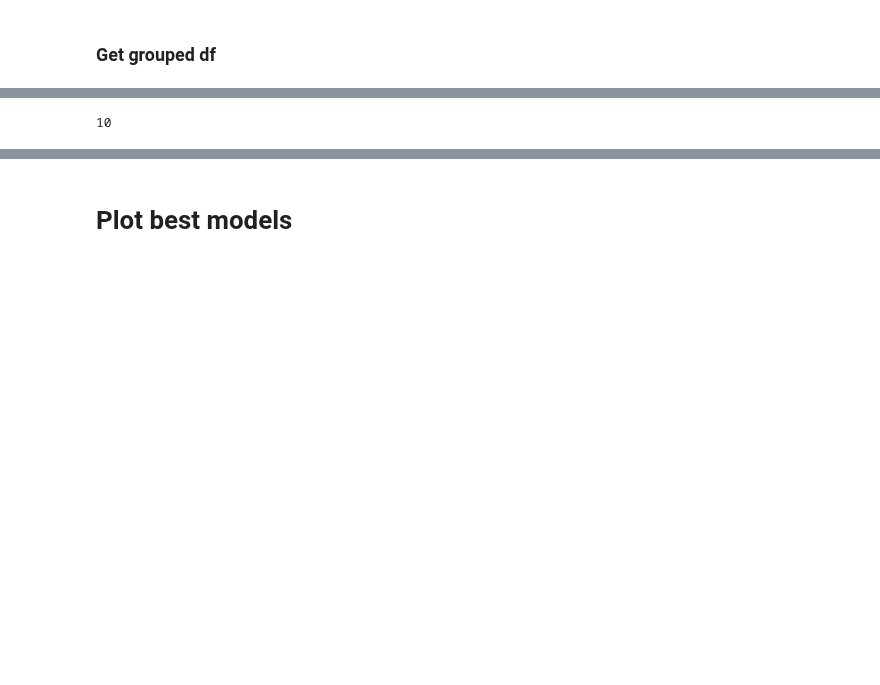
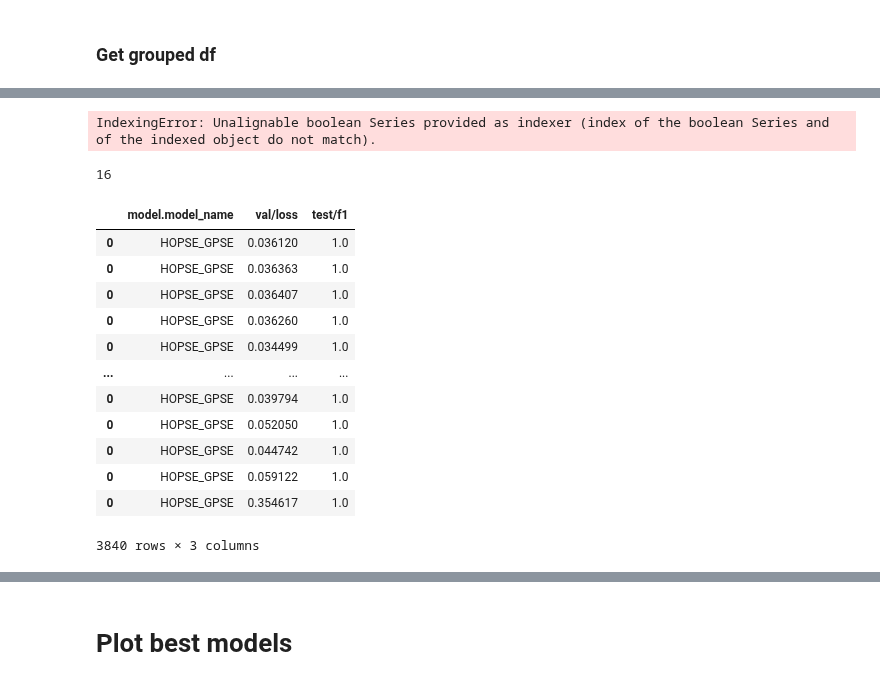
Before and after one commit to geometric-intelligence/TopoBench, a Jupyter notebook: result_processing.ipynb, the cells around one changed output, grey strips where cells are left out. Drawn from its saved outputs; the diff is of its cells as text; code cells hidden in the pictures; blank space fills up the shorter version.

```diff
--- a/result_processing.ipynb
+++ b/result_processing.ipynb
@@ -239,0 +343,5 @@ df_keep = df[keep_columns]
+# %%
+explode_df = df.explode('val/f1')
+explode_df[~df['val/f1_0'].isna()][['val/f1', 'val/f1_0']]
+# %% [output]
+IndexingError: Unalignable boolean Series provided as indexer (index of the boolean Series and of the indexed object do not match).
@@ -241,9 +353,16 @@ df_keep = df[keep_columns]
 performance_classification = [
     'val/accuracy', 'test/accuracy',
     'val/auroc','test/auroc',
+    'val/loss',
     'val/recall', 'test/recall',
     'val/precision', 'test/precision',
+    'val/f1', 'test/f1'
     ]
+performance_split = [
+    'val/loss',
+
+    'test/loss',
+]
 performance_regression = [
     'val/mae', 'test/mae',
     'val/mse', 'test/mse',
@@ -260,12 +379,36 @@ optimization_metrics = {
     'Cora': {'direction': 'max', 'performance_columns': performance_classification},
     'Citeseer': {'direction': 'max', 'performance_columns': performance_classification},
     'PubMed': {'direction': 'max', 'performance_columns': performance_classification},
+    'MANTRA_name': {'optim_metric': 'val/f1', 'eval_metric': 'test/f1', 'direction': 'max', 'performance_columns': performance_classification},
+    'MANTRA_orientation': {'optim_metric': 'val/f1', 'eval_metric': 'test/f1', 'direction': 'max', 'performance_columns': performance_classification},
+    'MANTRA_betti_numbers': {'optim_metric': 'val/loss', 'eval_metric': 'val/loss', 'direction': 'min', 'performance_columns': performance_classification},
+    'MANTRA_betti_numbers_0': {'optim_metric': 'val/loss', 'eval_metric': 'test/f1', 'direction': 'min', 'performance_columns': performance_classification},
+    'MANTRA_betti_numbers_1': {'optim_metric': 'val/loss', 'eval_metric': 'test/f1', 'direction': 'min', 'performance_columns': performance_classification},
+    'MANTRA_betti_numbers_2': {'optim_metric': 'val/loss', 'eval_metric': 'test/f1', 'direction': 'min', 'performance_columns': performance_classification},
 
 }
 
 len(optimization_metrics)
 # %% [output]
-10
+16
+# %%
+mask = df_keep['dataset.loader.parameters.data_name'] == 'MANTRA_betti_numbers_0'
+mask = (mask) &  (df_keep['model.model_name'] == 'HOPSE_GPSE')
+df_keep[mask][['model.model_name', 'val/loss', 'test/f1']]
+# %% [output]
+|  | model.model_name | val/loss | test/f1 |
+| 0 | HOPSE_GPSE | 0.036120 | 1.0 |
+| 0 | HOPSE_GPSE | 0.036363 | 1.0 |
+| 0 | HOPSE_GPSE | 0.036407 | 1.0 |
+| 0 | HOPSE_GPSE | 0.036260 | 1.0 |
+| 0 | HOPSE_GPSE | 0.034499 | 1.0 |
+| ... | ... | ... | ... |
+| 0 | HOPSE_GPSE | 0.039794 | 1.0 |
+| 0 | HOPSE_GPSE | 0.052050 | 1.0 |
+| 0 | HOPSE_GPSE | 0.044742 | 1.0 |
+| 0 | HOPSE_GPSE | 0.059122 | 1.0 |
+| 0 | HOPSE_GPSE | 0.354617 | 1.0 |
+3840 rows × 3 columns
 # %%
 collect_subsets=None
 # %%
```
Also changed, not shown: parts of 24 cells of this notebook.
